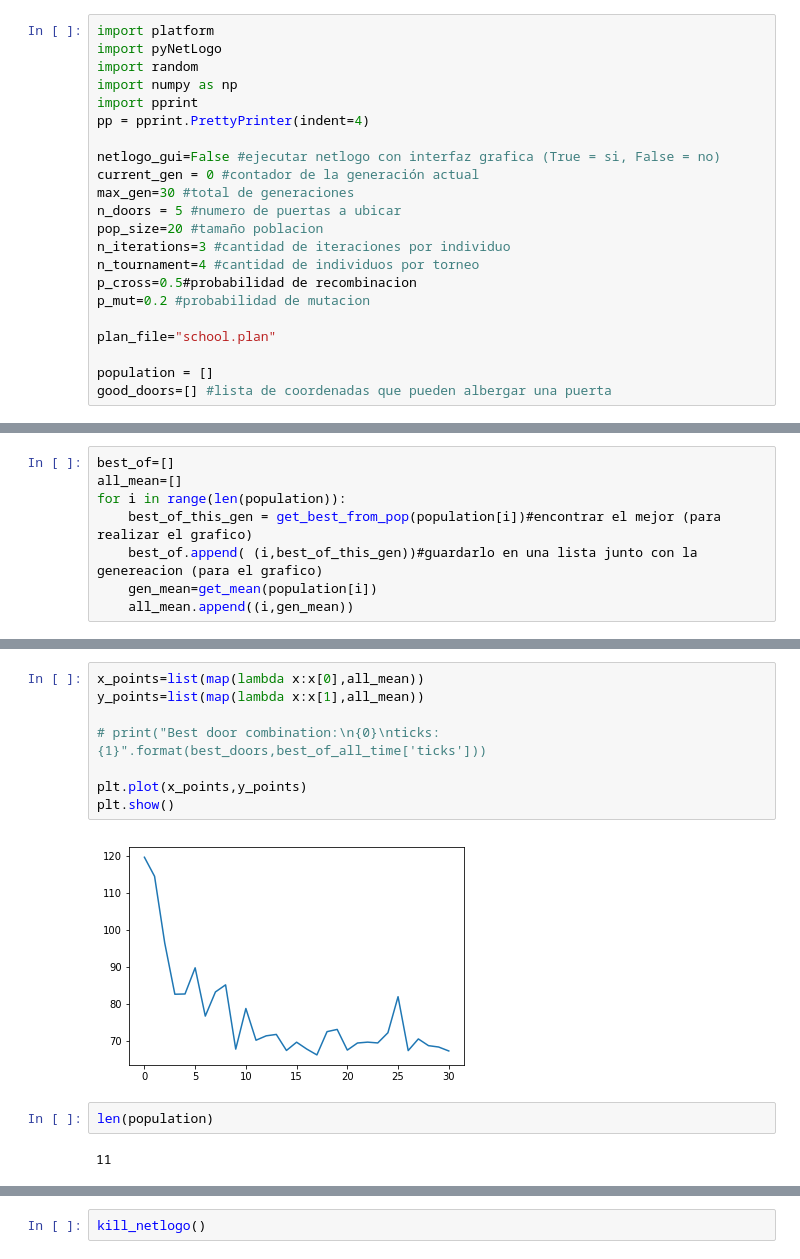
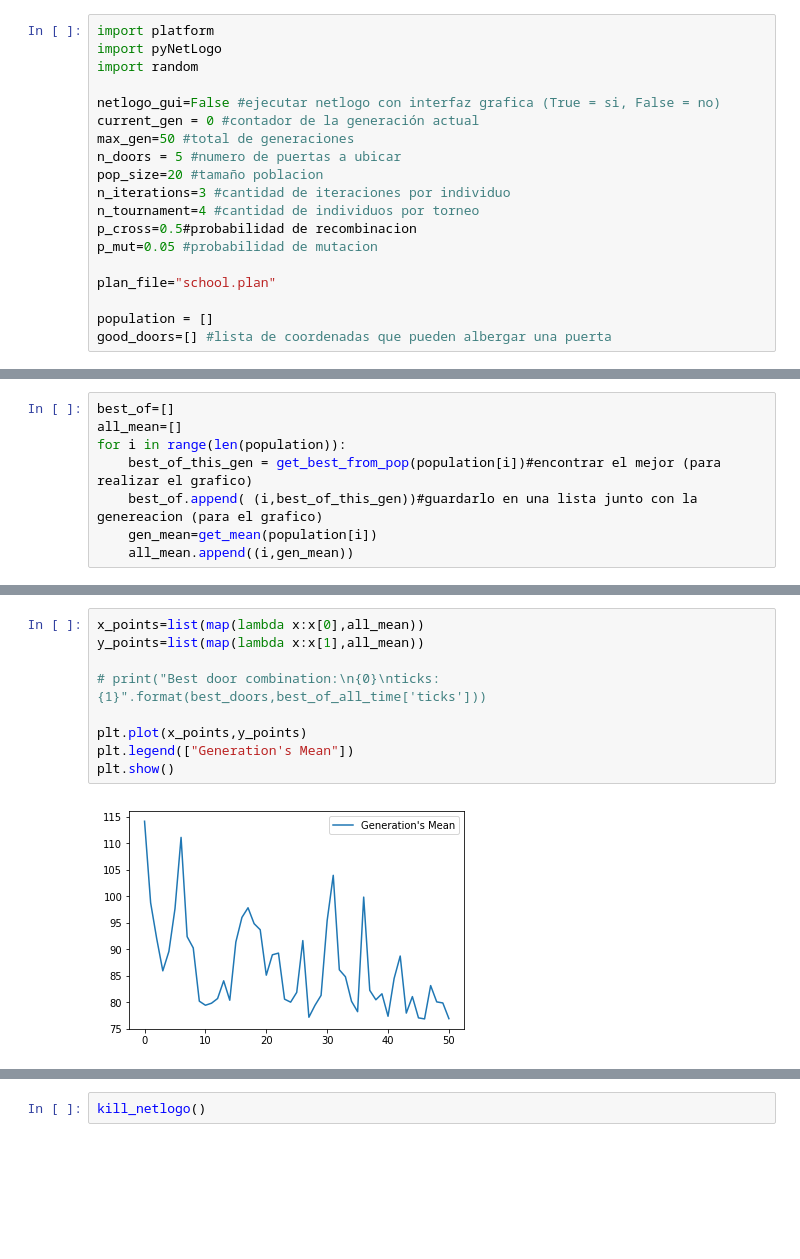
Before and after one commit to fr4j4/INFO267_2018_TAREA_GA, a Jupyter notebook: tareaplusplus.ipynb, the cells around one changed output, grey strips where cells are left out. Drawn from its saved outputs; the diff is of its cells as text; blank space fills up the shorter version.

```diff
--- a/tareaplusplus.ipynb
+++ b/tareaplusplus.ipynb
@@ -23,19 +23,16 @@ netlogo = None
 import platform
 import pyNetLogo
 import random
-import numpy as np
-import pprint
-pp = pprint.PrettyPrinter(indent=4)
 
 netlogo_gui=False #ejecutar netlogo con interfaz grafica (True = si, False = no)
 current_gen = 0 #contador de la generación actual
-max_gen=30 #total de generaciones
+max_gen=50 #total de generaciones
 n_doors = 5 #numero de puertas a ubicar
 pop_size=20 #tamaño poblacion
 n_iterations=3 #cantidad de iteraciones por individuo
 n_tournament=4 #cantidad de individuos por torneo
 p_cross=0.5#probabilidad de recombinacion
-p_mut=0.2 #probabilidad de mutacion
+p_mut=0.05 #probabilidad de mutacion
 
 plan_file="school.plan"
 
@@ -402,14 +310,11 @@ plt.show()
 # %%
 x_points=list(map(lambda x:x[0],all_mean))
 y_points=list(map(lambda x:x[1],all_mean))
 
 # print("Best door combination:\n{0}\nticks:{1}".format(best_doors,best_of_all_time['ticks']))
 
 plt.plot(x_points,y_points)
+plt.legend(["Generation's Mean"])
 plt.show()
 # %% [output]
-[figure, old version]
+[figure, new version]
-# %%
-len(population)
-# %% [output]
-11
```
Also changed, not shown: parts of 12 cells of this notebook.
